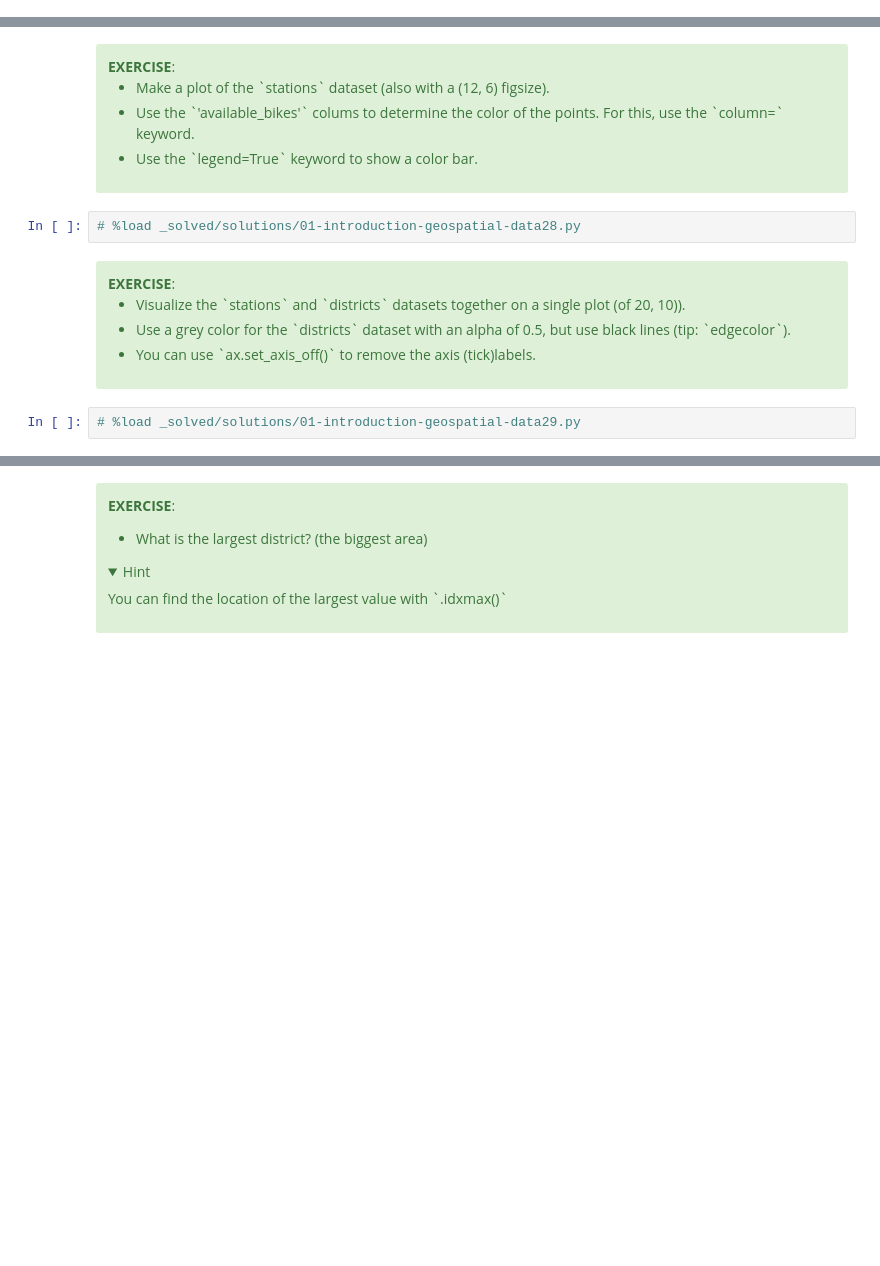
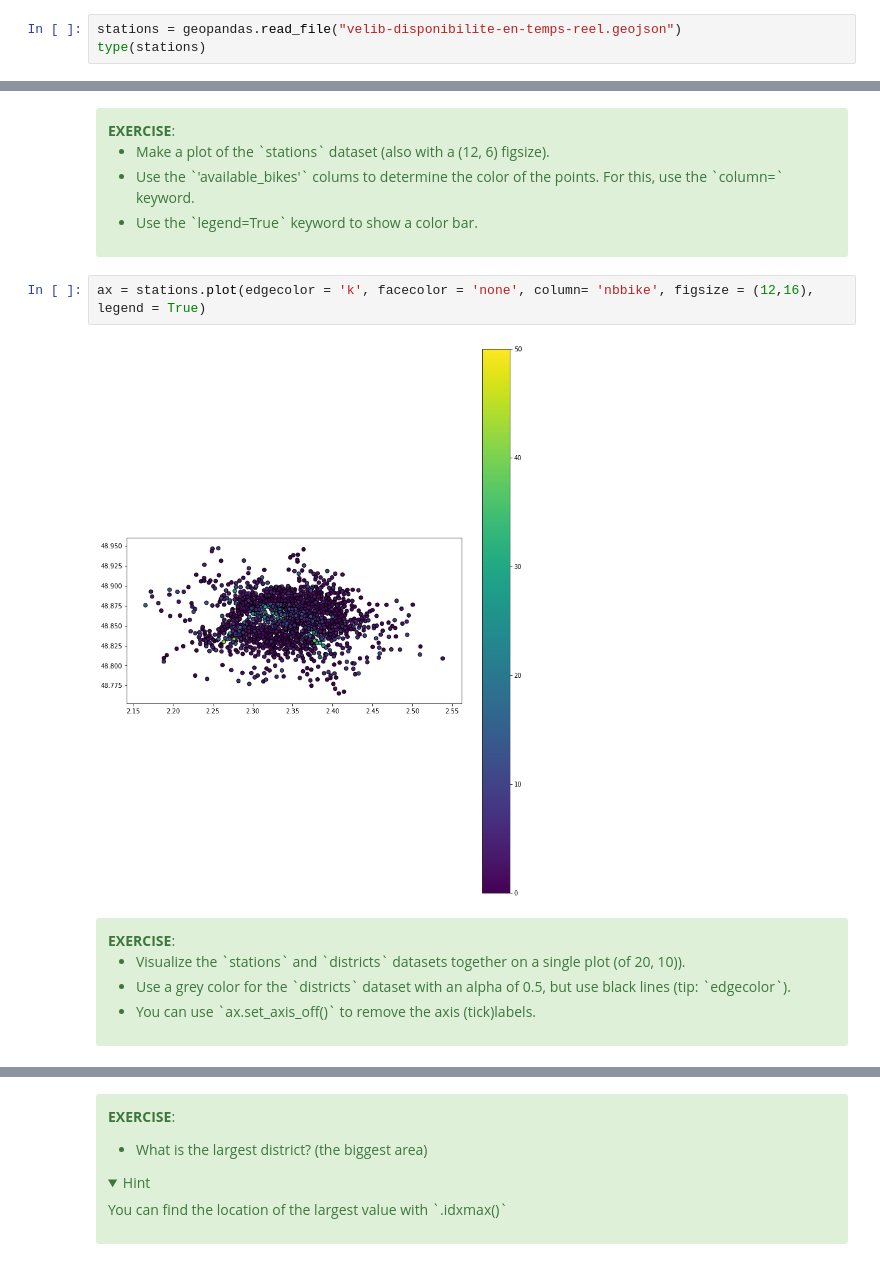
Before and after one commit to LorenzMenendez/UChicago-GIS-Coursework, a Jupyter notebook: Labs/Lab 4/01-introduction-geospatial-data.ipynb, the cells around one changed output, grey strips where cells are left out. Drawn from its saved outputs; the diff is of its cells as text; folded sections open; blank space fills up the shorter version.

```diff
--- a/Labs/Lab 4/01-introduction-geospatial-data.ipynb
+++ b/Labs/Lab 4/01-introduction-geospatial-data.ipynb
@@ -203,0 +241,3 @@ Let's explore those datasets:
+# %%
+stations = geopandas.read_file("velib-disponibilite-en-temps-reel.geojson")
+type(stations)
@@ -220,8 +283,10 @@ Let's explore those datasets:
   <li>Use the `legend=True` keyword to show a color bar.</li>
  </ul>
 </div>
-# %%
-# %load _solved/solutions/01-introduction-geospatial-data28.py
+# %%
+ax = stations.plot(edgecolor = 'k', facecolor = 'none', column= 'nbbike', figsize = (12,16), legend = True)
+# %% [output]
+[figure, added]
 # %% [markdown]
 <div class="alert alert-success">
  <b>EXERCISE</b>:
@@ -231,5 +296,3 @@ Let's explore those datasets:
   <li>You can use `ax.set_axis_off()` to remove the axis (tick)labels.</li>
  </ul>
 </div>
-# %%
-# %load _solved/solutions/01-introduction-geospatial-data29.py
```
Also changed, not shown: parts of 39 cells of this notebook, 22 other files.
